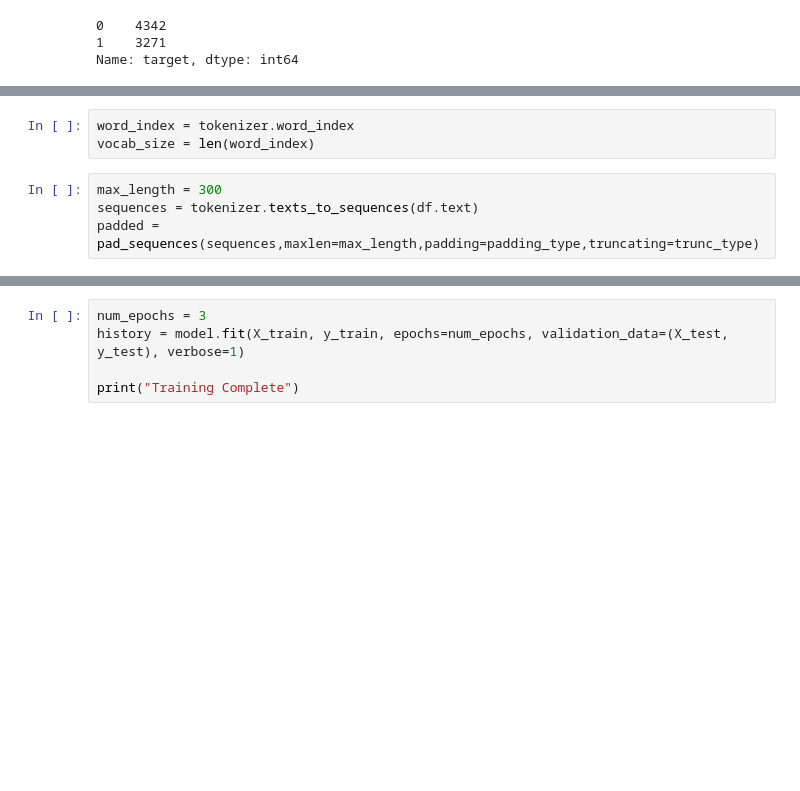
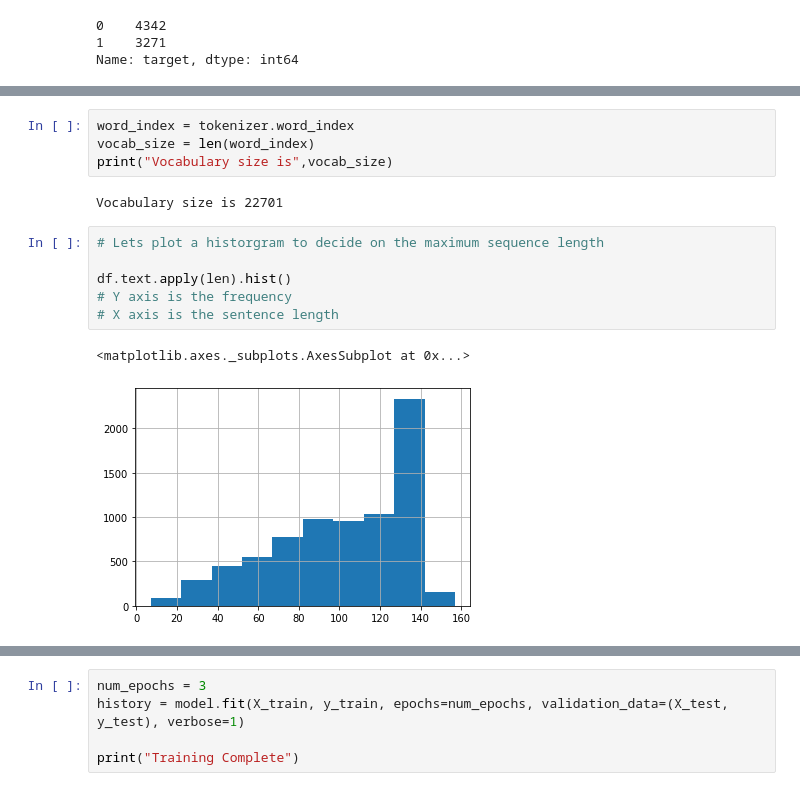
Before and after one commit to uGokalp/HisarAI, a Jupyter notebook: DeepLearning/Real_or_Not_LSTM.ipynb, the cells around one changed output, grey strips where cells are left out. Cells and saved outputs as stored; diff of their text form; blank space fills up the shorter version.

```diff
--- a/DeepLearning/Real_or_Not_LSTM.ipynb
+++ b/DeepLearning/Real_or_Not_LSTM.ipynb
@@ -34,7 +41,15 @@ tokenizer.fit_on_texts(df.text)
 # %%
 word_index = tokenizer.word_index
 vocab_size = len(word_index)
+print("Vocabulary size is",vocab_size)
+# %% [output]
+Vocabulary size is 22701
-# %%
-max_length = 300
-sequences = tokenizer.texts_to_sequences(df.text)
-padded = pad_sequences(sequences,maxlen=max_length,padding=padding_type,truncating=trunc_type)
+# %%
+# Lets plot a historgram to decide on the maximum sequence length
+
+df.text.apply(len).hist()
+# Y axis is the frequency
+# X axis is the sentence length
+# %% [output]
+<matplotlib.axes._subplots.AxesSubplot at 0x...>
+[figure, added]
```
Also changed, not shown: parts of 14 cells of this notebook, 14 other files.
